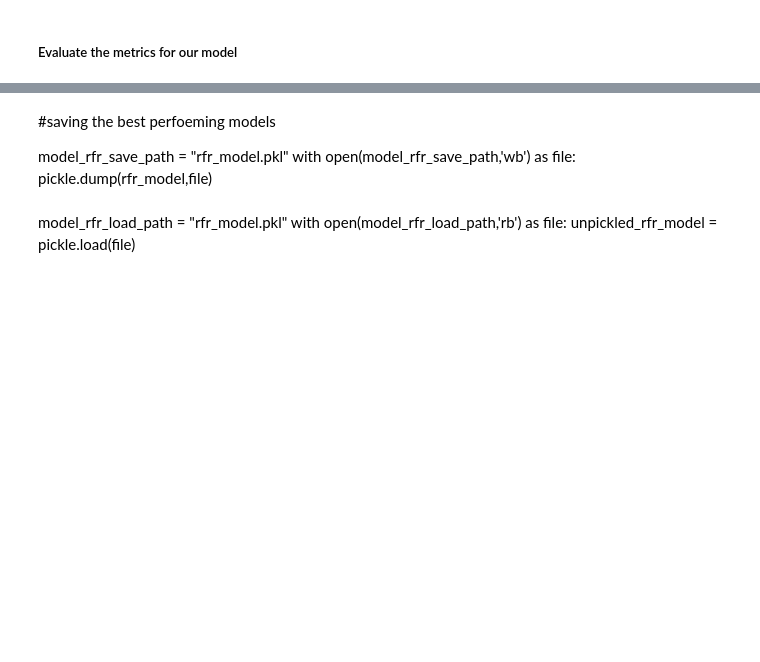
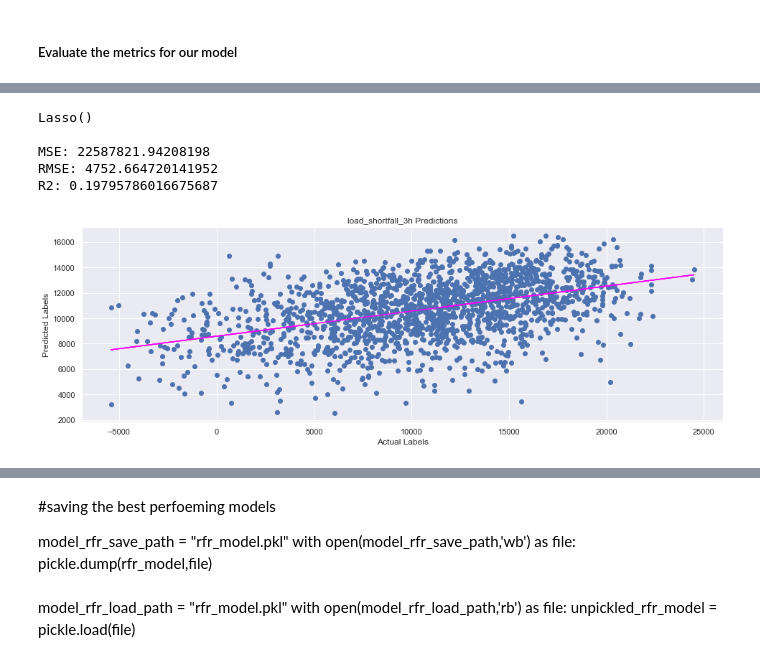
Before and after one commit to Keltings/spain_electricity_shortfall, a Jupyter notebook: Regression Analysis/Regression model notebook-Copy1.ipynb, the cells around one changed output, grey strips where cells are left out. Drawn from its saved outputs; the diff is of its cells as text; code cells hidden in the pictures; blank space fills up the shorter version.

```diff
--- a/Regression Analysis/Regression model notebook-Copy1.ipynb
+++ b/Regression Analysis/Regression model notebook-Copy1.ipynb
@@ -420,5 +401,0 @@ df_test_copy = df_test.copy()
-# %%
-#fill missing values for the train set
-mean_value = df_train.Valencia_pressure.mean()
-df_train.Valencia_pressure.fillna(value=mean_value, inplace=True)
-df_train.isnull().sum()
@@ -617,0 +625,5 @@ df_train_scaled
+# %%
+#fill missing values for the train set
+median_value = df_train_scaled.Valencia_pressure.median()
+df_train_scaled.Valencia_pressure.fillna(value=median_value, inplace=True)
+df_train_scaled.isnull().sum()
@@ -796,29 +853,36 @@ print("R2:", r2)
 # %%
 from sklearn.linear_model import Lasso
 
 # Fit a lasso model on the training set
-lasso_model = Lasso().fit(X_train[best_features], y_train)
+lasso_model = Lasso().fit(X_train, y_train)
 print (lasso_model, "\n")
 
 # Evaluate the model using the test data
-y_predictions = lasso_model.predict(X_test[best_features])
+y_predictions = lasso_model.predict(X_test)
 mse = mean_squared_error(y_test, y_predictions)
 print("MSE:", mse)
 rmse = np.sqrt(mse)
 print("RMSE:", rmse)
 r2 = r2_score(y_test, y_predictions)
 print("R2:", r2)
 
 # Plot predicted vs actual
 plt.scatter(y_test, y_predictions)
 plt.xlabel('Actual Labels')
 plt.ylabel('Predicted Labels')
 plt.title('load_shortfall_3h Predictions')
 # overlay the regression line
 z = np.polyfit(y_test, y_predictions, 1)
 p = np.poly1d(z)
 plt.plot(y_test,p(y_test), color='magenta')
 plt.show()
+# %% [output]
+Lasso()
+
+MSE: 22587821.94208198
+RMSE: 4752.664720141952
+R2: 0.19795786016675687
+[figure, added]
 # %%
 from sklearn.tree import DecisionTreeRegressor
 from sklearn.tree import export_text
```
Also changed, not shown: parts of 44 cells of this notebook, 1 other file.
